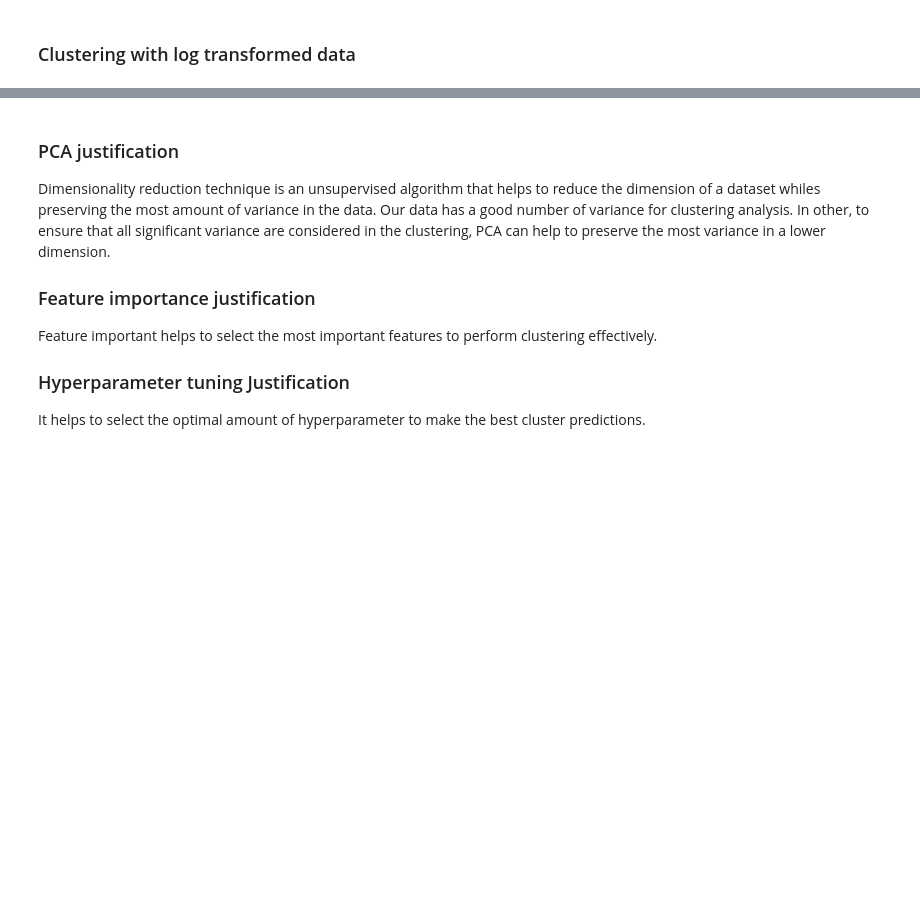
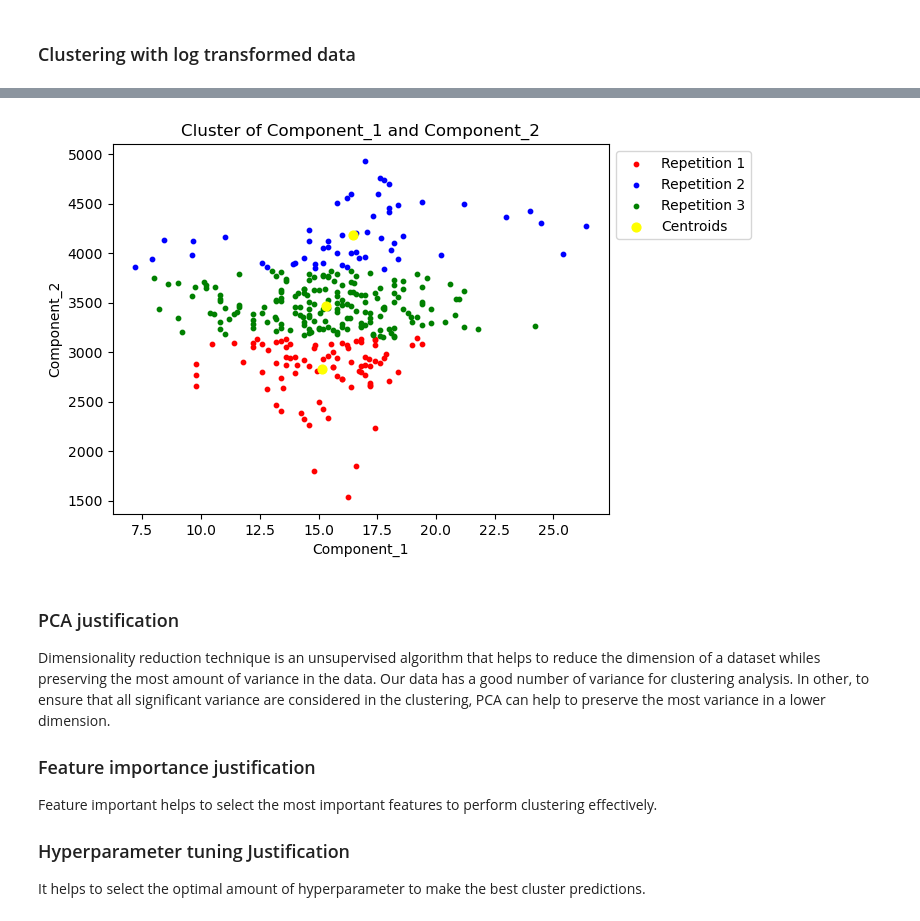
Before and after one commit to Ayomide-ola/Machine-learning-semester-2--, a Jupyter notebook: CA-1.ipynb, the cells around one changed output, grey strips where cells are left out. Drawn from its saved outputs; the diff is of its cells as text; code cells hidden in the pictures; blank space fills up the shorter version.

Commit message:
K-Means

```diff
--- a/CA-1.ipynb
+++ b/CA-1.ipynb
@@ -760,0 +949,2 @@ plt.title('Stem number VS Legumes Number ');
+# %%
+cc = seed.iloc[:, [2,3,4,5,6,7,8,9]].values
@@ -761,3 +967,29 @@ plt.title('Stem number VS Legumes Number ');
+# %%
+# import KMeans library for clustering
+from sklearn.cluster import KMeans
+
+# Applying KMeans to the dataset/ Creating the Kmeans classifier
+kmeans = KMeans(n_clusters = 3, max_iter = 300, n_init = 10, random_state = 38)
+
+# n_initial, default = 10, Number of times the k-means algorithm will be run with different centroid seeds.
+# The final results will be the best output of n_init consecutive runs in terms of inertia.
+y_kmeans = kmeans.fit_predict(cc)
+# %%
+# Visualising the clusters using scatter() method
+plt.scatter(cc[y_kmeans == 0, 1], cc[y_kmeans == 0, 7], s = 10, c = 'red', label = 'Repetition 1')
+plt.scatter(cc[y_kmeans == 1, 1], cc[y_kmeans == 1, 7], s = 10, c = 'blue', label = 'Repetition 2')
+plt.scatter(cc[y_kmeans == 2, 1], cc[y_kmeans == 2, 7], s = 10, c = 'green', label = 'Repetition 3')
+# Plotting the centroids of the clusters
+plt.scatter(kmeans.cluster_centers_[:, 1], kmeans.cluster_centers_[:,7], s = 40, c = 'yellow', label = 'Centroids')
+plt.xlabel('Component_1')
+plt.ylabel('Component_2')
+plt.title('Cluster of Component_1 and Component_2')
+
+# A legend is an area describing the elements of the graph. In the Matplotlib library, there's a function called legend()
+# which is used to place a legend on the axes.
+plt.legend(loc='upper right', bbox_to_anchor=(1.3, 1));
+# %% [output]
+[figure, added]
 # %% [markdown]
 ### PCA justification
 Dimensionality reduction technique is an unsupervised algorithm that helps to reduce the dimension of a dataset whiles preserving the most amount of variance in the data. Our data has a good number of variance for clustering analysis. In other, to ensure that all significant variance are considered in the clustering, PCA can help to preserve the most variance in a lower dimension.
```
Also changed, not shown: parts of 52 cells of this notebook.
